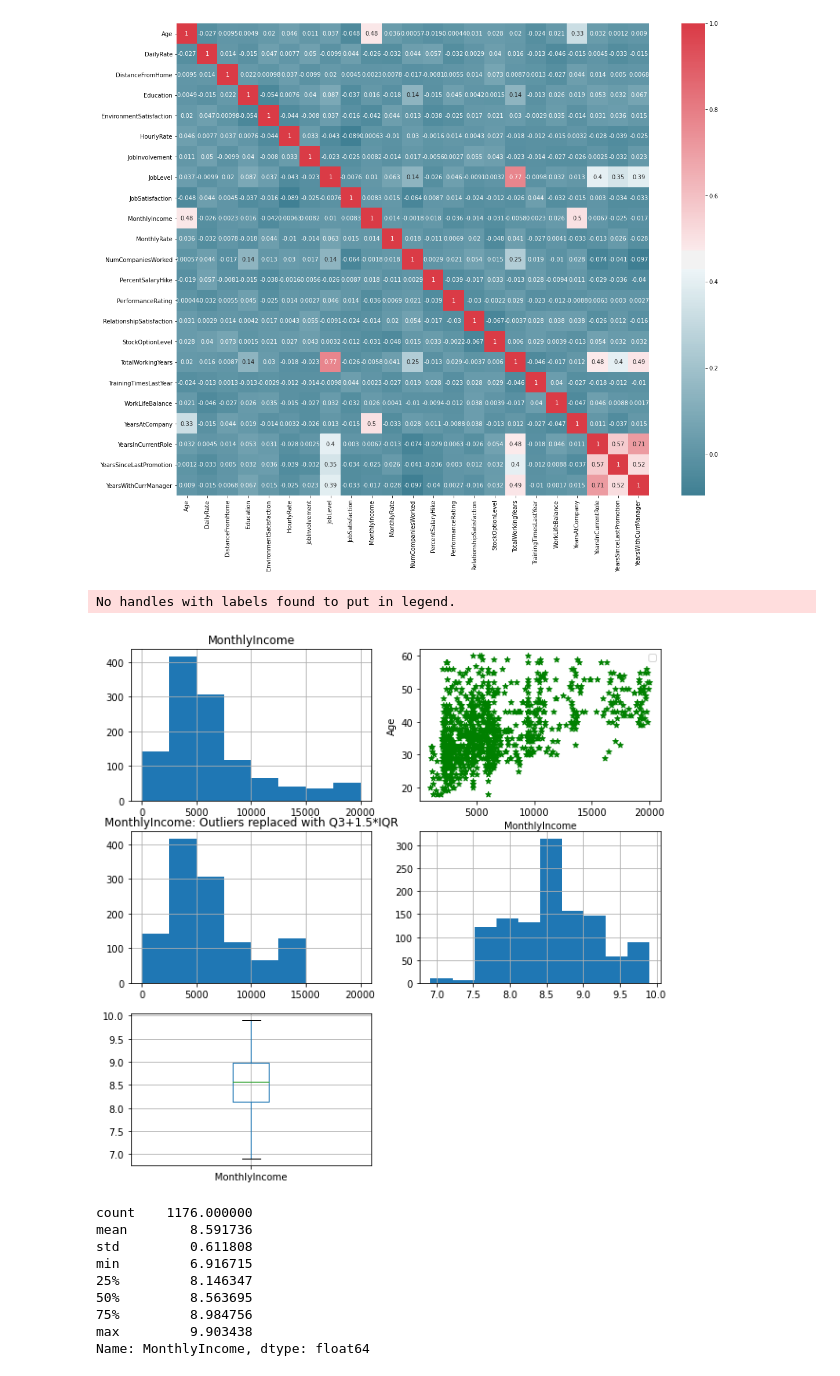
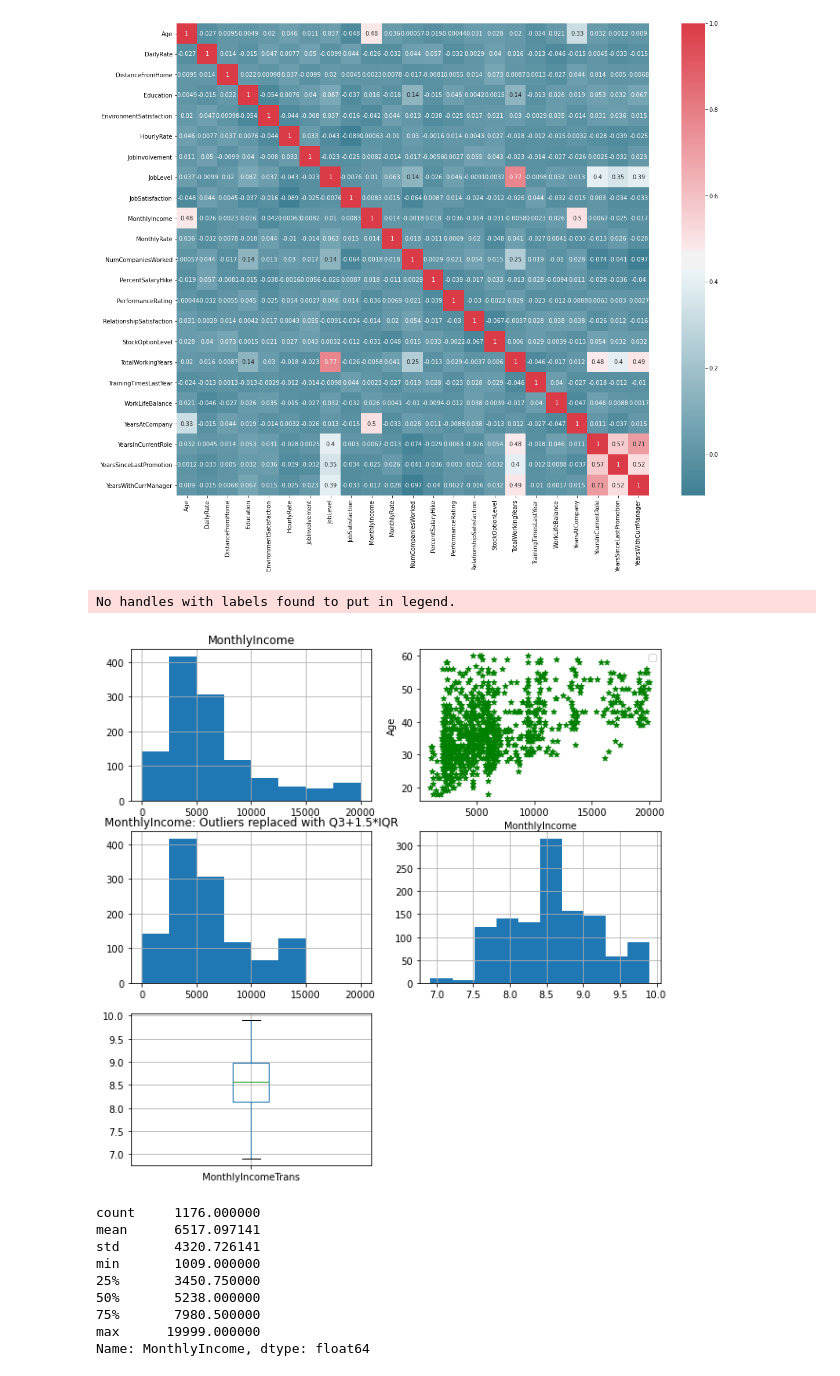
Before and after one commit to samucucchi/DataMining-1, a Jupyter notebook: DataUnderstanding-attrition.ipynb, the cells around one changed output. Drawn from its saved outputs; the diff is of its cells as text; code cells hidden in the pictures.

```diff
--- a/DataUnderstanding-attrition.ipynb
+++ b/DataUnderstanding-attrition.ipynb
@@ -581,45 +581,45 @@ plt.title('MonthlyIncome')
 #MonthlyIncome - Age scatter plot. High income worker aren't noise but really outliers
 plt.subplot2grid(fig_dims, (0, 1))
 plt.scatter(df['MonthlyIncome'], df['Age'], color='g', marker='*')
 plt.xlabel('MonthlyIncome')
 plt.ylabel('Age')
 plt.legend()
 
 #MonthlyIncome: replacing outliers with q3+1.5*IQR
 attr = "MonthlyIncome"
 plt.subplot2grid(fig_dims, (1, 0))
 q1= df[attr].quantile(0.25)
 q3= df[attr].quantile(0.75)
 iqr=q3-q1
 df_tmp = df.copy()
 df_tmp.loc[df[attr]>q3+1.5*iqr, attr] = q3+1.5*iqr
 df_tmp[attr].hist(bins=np.arange(0,21000,2500))
 plt.title('MonthlyIncome: Outliers replaced with Q3+1.5*IQR')
 #df_tmp[attr].describe()
 
 #MonthlyIncome logaritmic trasformation
 plt.subplot2grid(fig_dims, (1, 1))
-df[attr] = np.log(df[attr])
-df[attr].hist()
+df["MonthlyIncomeTrans"] = np.log(df[attr])
+df["MonthlyIncomeTrans"].hist()
 
 #MonthlyIncome logaritmic boxplot
 plt.subplot2grid(fig_dims, (2, 0))
-df.boxplot(column=attr)
+df.boxplot(column="MonthlyIncomeTrans")
 
 plt.show()
 
 print(df[attr].describe())
 # %% [output]
 No handles with labels found to put in legend.
-[figure, old version]
+[figure, new version]
-count    1176.000000
-mean        8.591736
-std         0.611808
-min         6.916715
-25%         8.146347
-50%         8.563695
-75%         8.984756
-max         9.903438
+count     1176.000000
+mean      6517.097141
+std       4320.726141
+min       1009.000000
+25%       3450.750000
+50%       5238.000000
+75%       7980.500000
+max      19999.000000
 Name: MonthlyIncome, dtype: float64
 # %%
 import seaborn as sns
```
Also changed, not shown: parts of 2 cells of this notebook, 3 other files.
